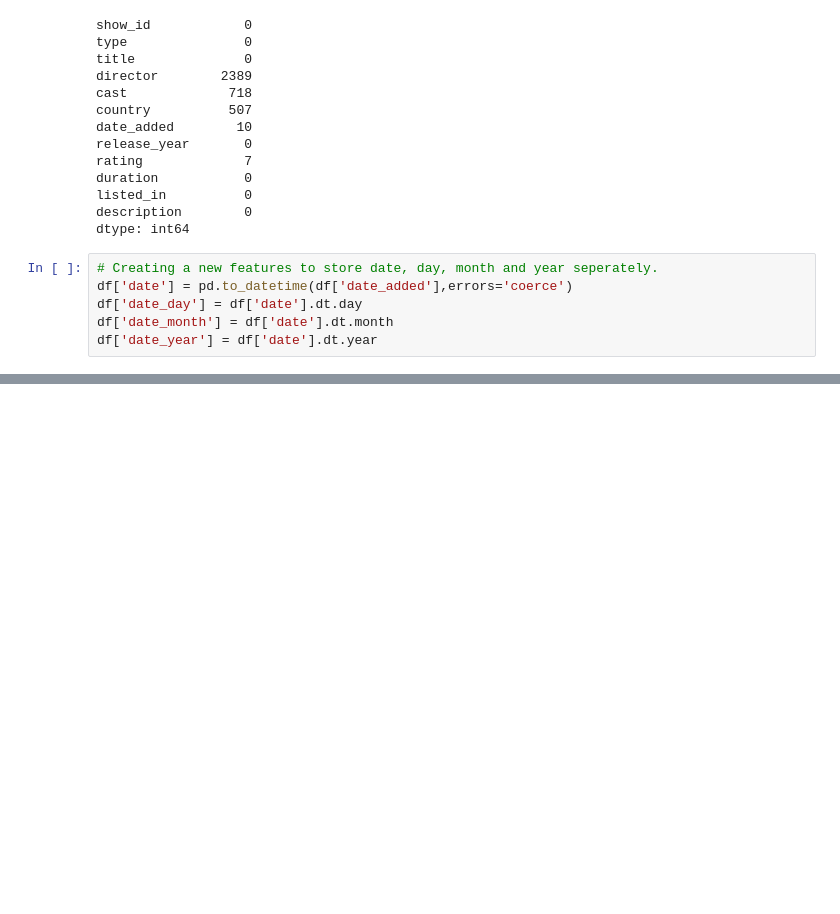
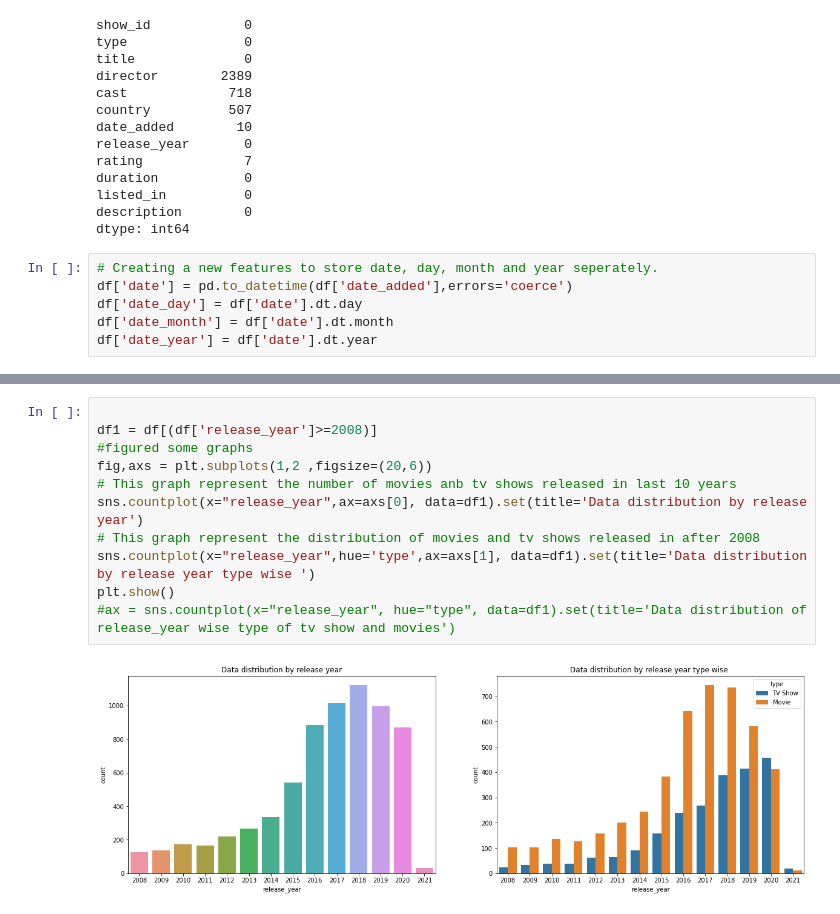
Before and after one commit to MadhurAwasthi/NETFLIX-MOVIES-AND-TV-SHOWS-CLUSTERING-UNSUPERVISED-ML, a Jupyter notebook: NETFLIX_MOVIES_AND_TV_SHOWS_CLUSTERING.ipynb, the cells around one changed output, grey strips where cells are left out. Cells and saved outputs as stored; diff of their text form; blank space fills up the shorter version.

```diff
--- a/NETFLIX_MOVIES_AND_TV_SHOWS_CLUSTERING.ipynb
+++ b/NETFLIX_MOVIES_AND_TV_SHOWS_CLUSTERING.ipynb
@@ -507,0 +512,13 @@ plt.show()
+# %%
+
+df1 = df[(df['release_year']>=2008)]
+#figured some graphs
+fig,axs = plt.subplots(1,2 ,figsize=(20,6))
+# This graph represent the number of movies anb tv shows released in last 10 years
+sns.countplot(x="release_year",ax=axs[0], data=df1).set(title='Data distribution by release year')
+# This graph represent the distribution of movies and tv shows released in after 2008
+sns.countplot(x="release_year",hue='type',ax=axs[1], data=df1).set(title='Data distribution by release year type wise ')
+plt.show()
+#ax = sns.countplot(x="release_year", hue="type", data=df1).set(title='Data distribution of release_year wise type of tv show and movies')
+# %% [output]
+[figure, added]
```
Also changed, not shown: parts of 12 cells of this notebook.
